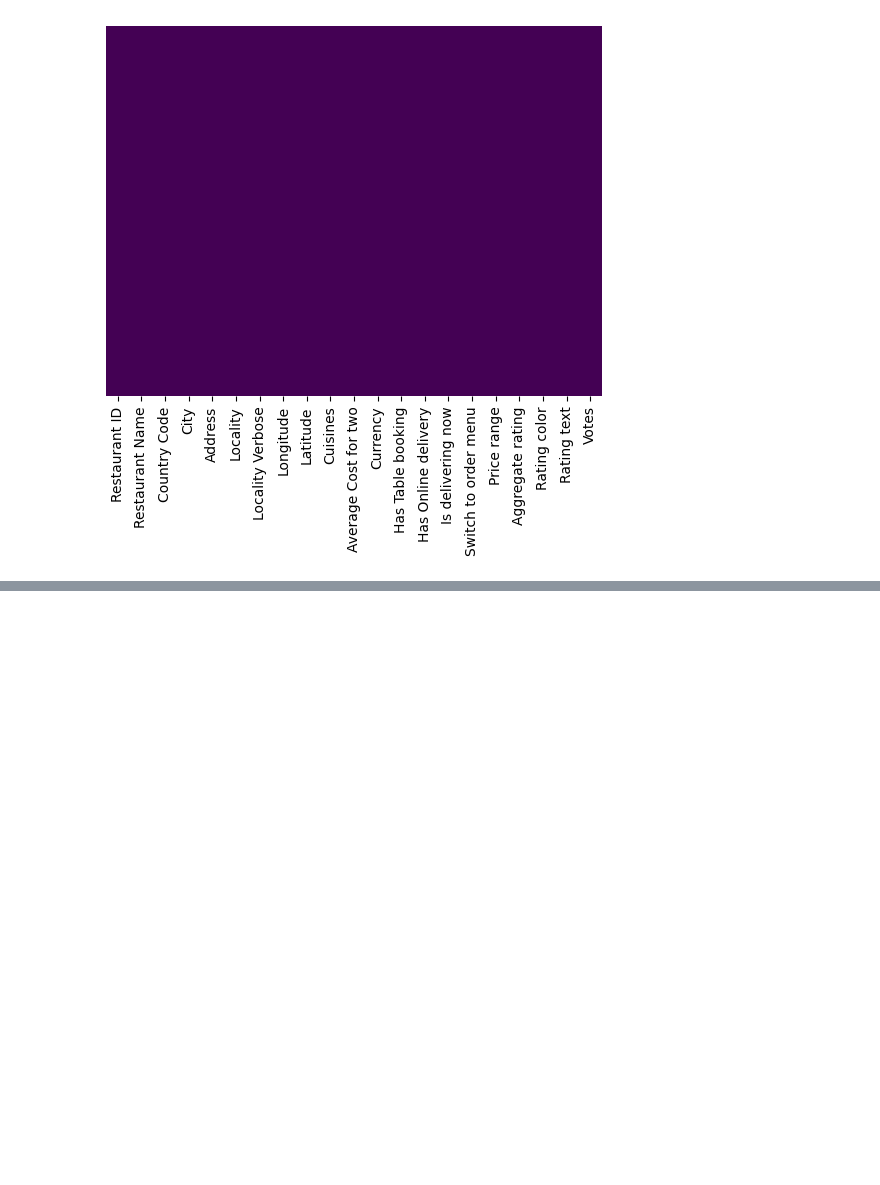
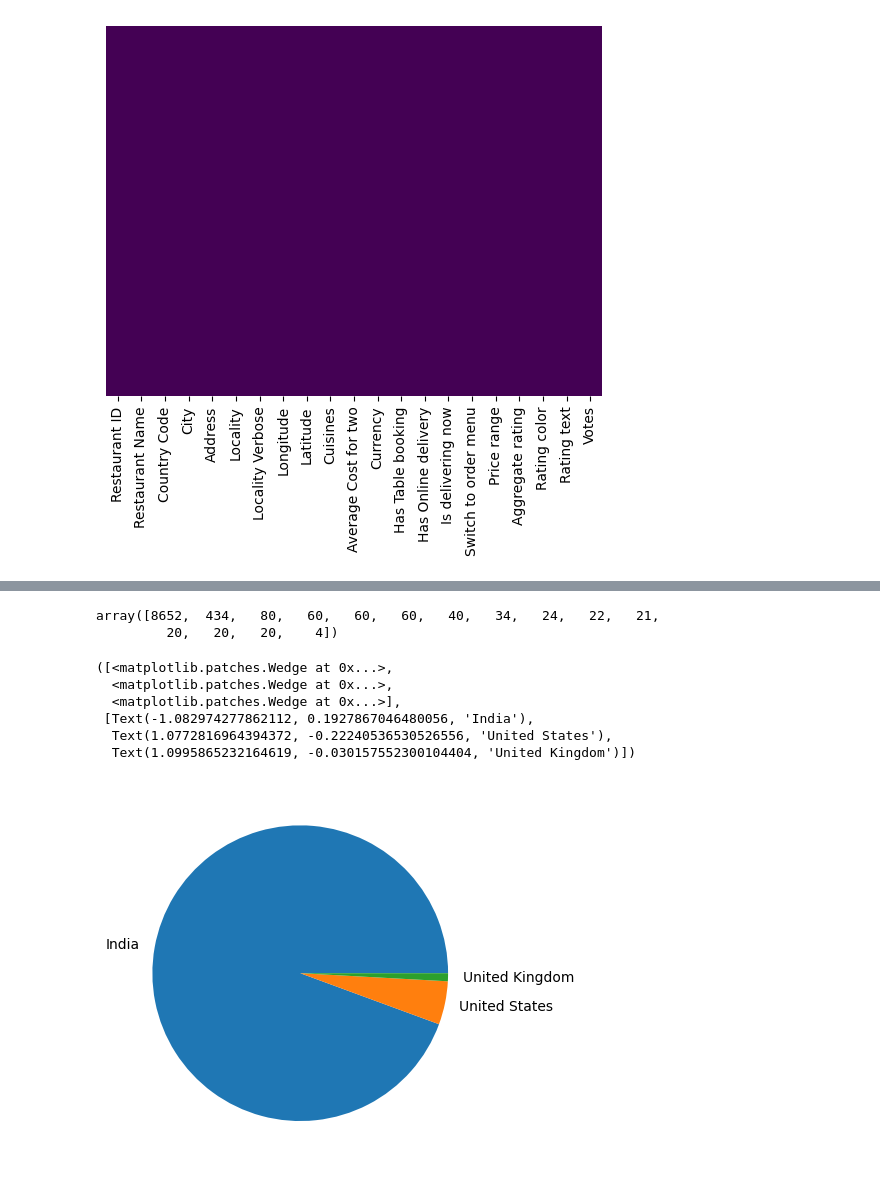
Before and after one commit to kWRizzz/Zomato-Analytics, a Jupyter notebook: Untitled.ipynb, the cells around one changed output, grey strips where cells are left out. Drawn from its saved outputs; the diff is of its cells as text; code cells hidden in the pictures; blank space fills up the shorter version.

Commit message:
started data analysing added charts and fixed some bugs

```diff
--- a/Untitled.ipynb
+++ b/Untitled.ipynb
@@ -92,3 +92,6 @@ sns.heatmap(df.isnull(),yticklabels=False,cbar=False,cmap='viridis')
 # %% [output]
 <Axes: >
 [figure]
+# %%
+df_country=pd.read_excel('Country-Code.xlsx')
+df_country.head()
@@ -94,0 +115,3 @@ sns.heatmap(df.isnull(),yticklabels=False,cbar=False,cmap='viridis')
+# %%
+df_final=pd.merge(df,df_country,on="Country Code",how="left")
+df_final.head(2)
@@ -94,0 +164,20 @@ sns.heatmap(df.isnull(),yticklabels=False,cbar=False,cmap='viridis')
+# %%
+countries=df_final.Country.value_counts().index
+# %%
+# ab iske har country ke value bhi daal rha hu
+countries_values=df_final.Country.value_counts().values
+countries_values
+# %% [output]
+array([8652,  434,   80,   60,   60,   60,   40,   34,   24,   22,   21,
+         20,   20,   20,    4])
+# %%
+# top 3 countries ka nikal rhe hai iss liye [:3] lagay hai bhai
+plt.pie(countries_values[:3],labels=countries[:3])
+# %% [output]
+([<matplotlib.patches.Wedge at 0x...>,
+  <matplotlib.patches.Wedge at 0x...>,
+  <matplotlib.patches.Wedge at 0x...>],
+ [Text(-1.082974277862112, 0.1927867046480056, 'India'),
+  Text(1.0772816964394372, -0.22240536530526556, 'United States'),
+  Text(1.0995865232164619, -0.030157552300104404, 'United Kingdom')])
+[figure, added]
```
Also changed, not shown: parts of 5 cells of this notebook.
